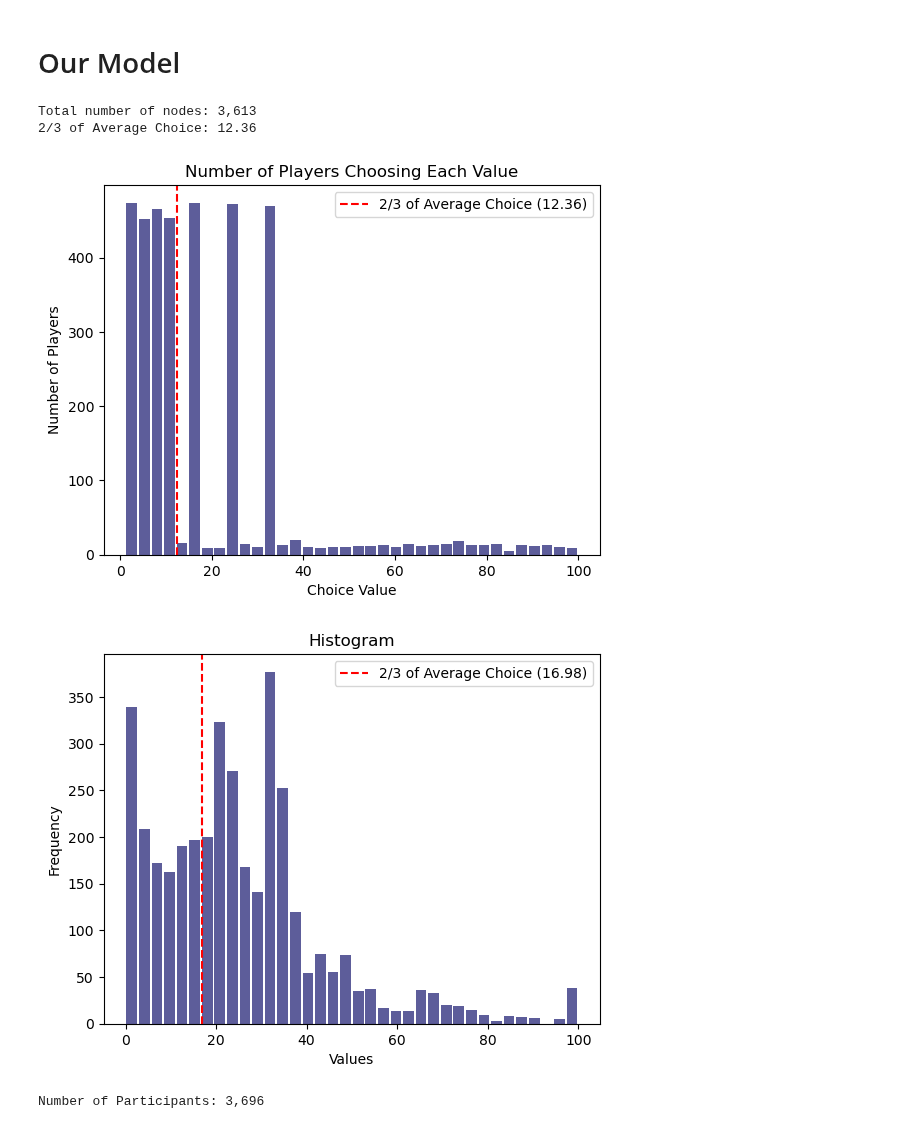
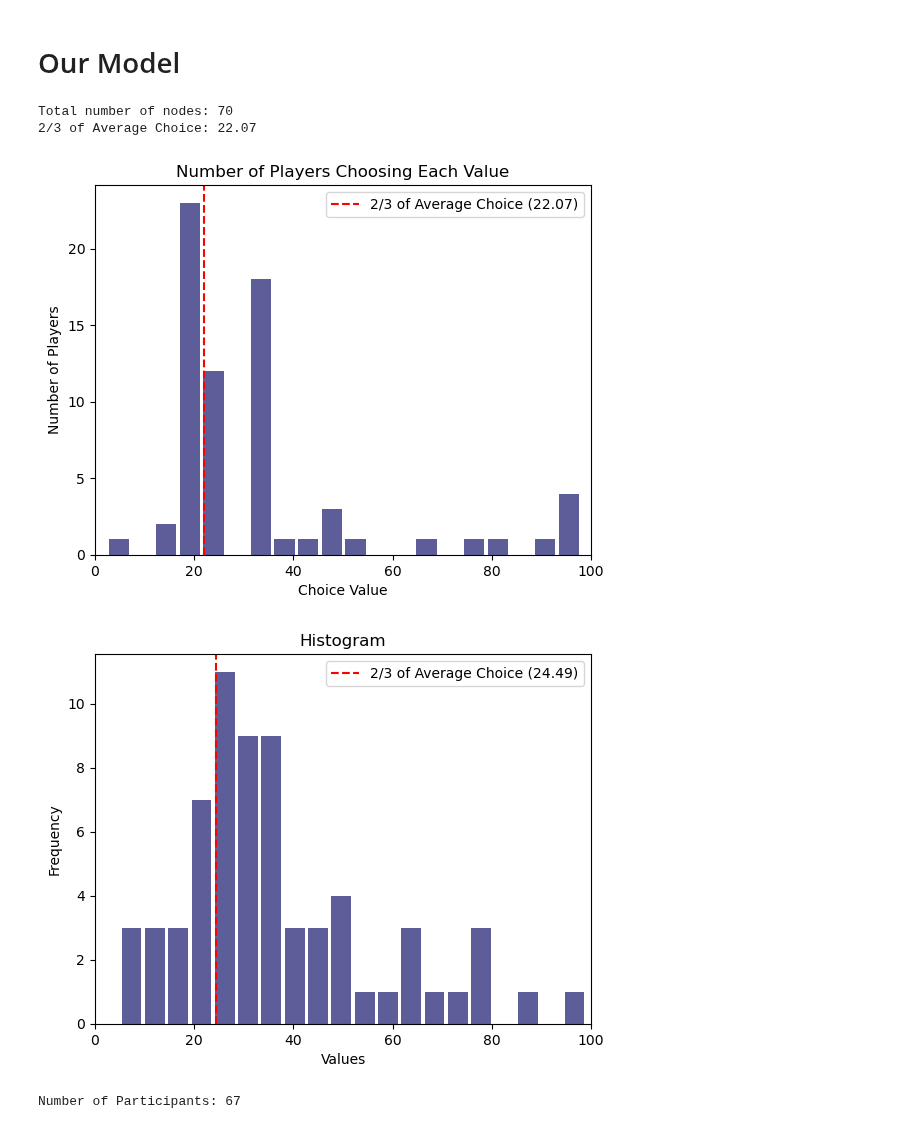
Before and after one commit to RamanEbrahimi/Research, a Jupyter notebook: K-level Network/k-level verification.ipynb, the cells around one changed output. Saved outputs shown, nothing was run; the diff lists cells and outputs as text; code cells hidden in the pictures.

```diff
--- a/K-level Network/k-level verification.ipynb
+++ b/K-level Network/k-level verification.ipynb
@@ -32,4 +32,7 @@ Expansión
 # %%
+last_sheet_name = xls.sheet_names[1]
+df = pd.read_excel(file_path, sheet_name=last_sheet_name, usecols=[3])
+
 # Plotting the histogram
 plt.hist(df.iloc[:, 0].dropna(), bins='auto', color='midnightblue', alpha=0.7, rwidth=0.85)  # 'auto' lets matplotlib choose the number of bins
 avg_choice = np.mean(df.iloc[:, 0].dropna())
@@ -112,10 +115,11 @@ def plot_choice_frequency(G):
     choices = [choice_function(G, node) for node in G.nodes]
 
     # Plotting the actual number of players choosing each value
-    plt.hist(choices, bins=36, color='midnightblue', alpha=0.7, rwidth=0.85)
+    plt.hist(choices, bins=20, color='midnightblue', alpha=0.7, rwidth=0.85)
     plt.xlabel('Choice Value')
     plt.ylabel('Number of Players')
     plt.title('Number of Players Choosing Each Value')
+    plt.xlim(0, 100)
 
     # Marking the 2/3 of the average of all choices with a dashed line
     avg_choice = np.mean(choices)
@@ -128,36 +132,37 @@ def plot_choice_frequency(G):
 # %%
 # Example usage
 # total number of players = 3696
 # 4 levels --> 7x/2 = 3696 --> x ~ 1056
 # Parameters
 # Define the mean (λ) of the Poisson distribution
-lambda_ = 450  # You can adjust this value as needed
+lambda_ = 15  # You can adjust this value as needed
 # Define the number of levels
-num_levels = 8  # Adjust this to match the number of levels you want
+num_levels = 4  # Adjust this to match the number of levels you want
 # Generate the level counts using the Poisson distribution
 level_counts = np.random.poisson(lambda_, num_levels)
-p = 0.9
+p = 0.5
 network = generate_directed_network(level_counts, p)
 
 # total number of nodes
 print(f'Total number of nodes: {network.number_of_nodes():,}')
 
 # Plot the choice frequency for the generated network
 plot_choice_frequency(network)
 
 # Plotting the histogram
-plt.hist(df.iloc[:, 0].dropna(), bins='auto', color='midnightblue', alpha=0.7, rwidth=0.85)  # 'auto' lets matplotlib choose the number of bins
+plt.hist(df.iloc[:, 0].dropna(), bins=20, color='midnightblue', alpha=0.7, rwidth=0.85)  # 'auto' lets matplotlib choose the number of bins
 avg_choice = np.mean(df.iloc[:, 0].dropna())
 plt.axvline(x=(2/3) * avg_choice, color='red', linestyle='--', label=f'2/3 of Average Choice ({(2/3) * avg_choice:.2f})')
 plt.xlabel('Values')
 plt.ylabel('Frequency')
+plt.xlim(0, 100)
 plt.title('Histogram')
 plt.legend()
 plt.show()
 print(f'Number of Participants: {len(df):,}')
 # %% [output]
-Total number of nodes: 3,613
-2/3 of Average Choice: 12.36
+Total number of nodes: 70
+2/3 of Average Choice: 22.07
-[figure, old version]
+[figure, new version]
-[figure, old version]
+[figure, new version]
-Number of Participants: 3,696
+Number of Participants: 67
```
Also changed, not shown: parts of 2 cells of this notebook, 7 other files.
